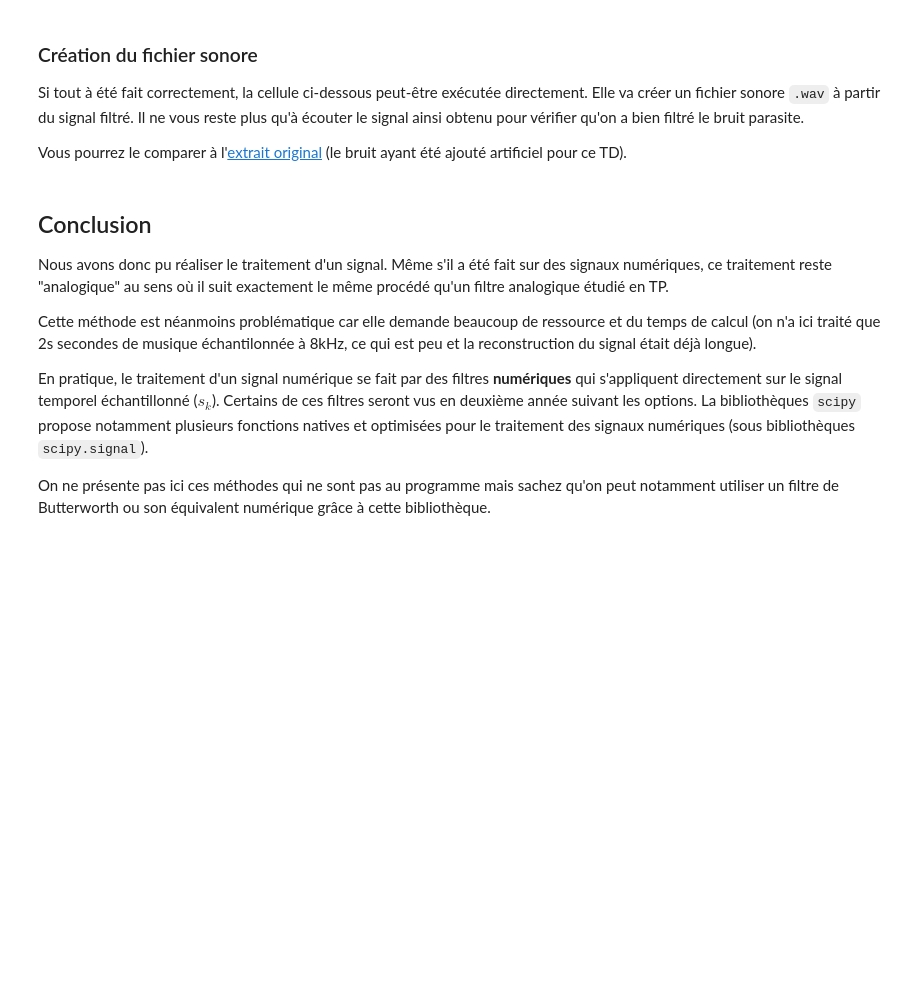
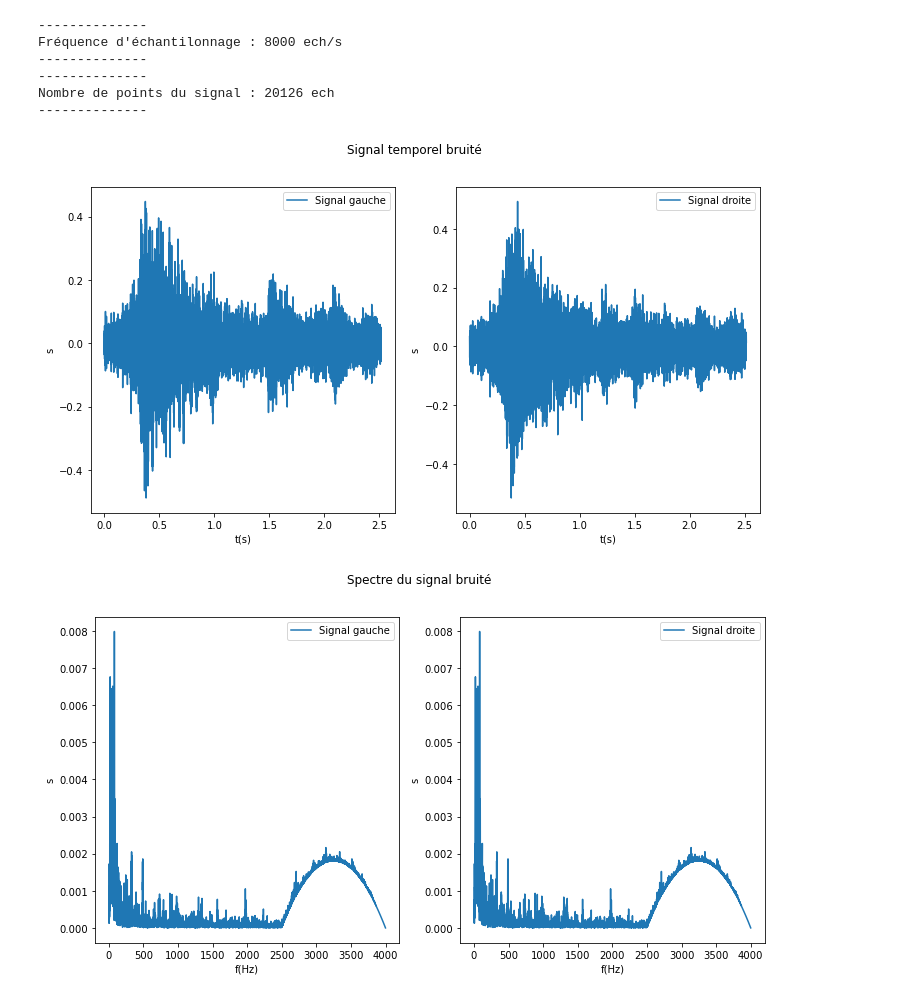
Before and after one commit to pcsi3physiquestan/capacites_numeriques, a Jupyter notebook: _sources/elec_filtrage.ipynb, the cells around one changed output. Drawn from its saved outputs; the diff is of its cells as text; code cells hidden in the pictures; blank space fills up the shorter version.

```diff
--- a/_sources/elec_filtrage.ipynb
+++ b/_sources/elec_filtrage.ipynb
@@ -161,5 +88,0 @@ s_droite=np.array([1])
-# %% [markdown]
-### Création du fichier sonore
-Si tout à été fait correctement, la cellule ci-dessous peut-être exécutée directement. Elle va créer un fichier sonore `.wav` à partir du signal filtré. Il ne vous reste plus qu'à écouter le signal ainsi obtenu pour vérifier qu'on a bien filtré le bruit parasite.
-
-Vous pourrez le comparer à l'[extrait original](https://github.com/pcsi3physiquestan/donnees_exp/blob/main/signal_court.wav?raw=true) (le bruit ayant été ajouté artificiel pour ce TD).
@@ -177,9 +89,61 @@ write(filesortie, samplerate, reponse2)
-# %% [markdown]
-## Conclusion
-Nous avons donc pu réaliser le traitement d'un signal. Même s'il a été fait sur des signaux numériques, ce traitement reste "analogique" au sens où il suit exactement le même procédé qu'un filtre analogique étudié en TP.
-
-Cette méthode est néanmoins problématique car elle demande beaucoup de ressource et du temps de calcul (on n'a ici traité que 2s secondes de musique échantilonnée à 8kHz, ce qui est peu et la reconstruction du signal était déjà longue).
-
-En pratique, le traitement d'un signal numérique se fait par des filtres __numériques__ qui s'appliquent directement sur le signal temporel échantillonné ($s_k$). Certains de ces filtres seront vus en deuxième année suivant les options. La bibliothèques `scipy` propose notamment plusieurs fonctions natives et optimisées pour le traitement des signaux numériques (sous bibliothèques `scipy.signal`).
-
-On ne présente pas ici ces méthodes qui ne sont pas au programme mais sachez qu'on peut notamment utiliser un filtre de Butterworth ou son équivalent numérique grâce à cette bibliothèque.
+# %%
+"""Les bibliothèques utiles ont déjà été importées."""
+
+"""Les instructions suivantes chargent les données du fichier wav.
+"""
+filename = 'sources/signal_bruitee.wav'  # Entrer ici le chemin relatif vers le fichier sonore téléchargé
+samplerate, datas = read(filename)
+
+print('--------------')
+print("Fréquence d'échantilonnage : {} ech/s".format(samplerate))
+print('--------------')
+
+"""Séparation des signaux gauche et droite"""
+gauche = datas[:, 0]  # Signal gauche
+droite = datas[:, 1]  # Signal droite
+npt = len(gauche)  # Nombre de points du signal
+
+print('--------------')
+print("Nombre de points du signal : {} ech".format(npt))
+print('--------------')
+
+
+"""Tracé temporel"""
+ts = np.arange(npt) * 1 / samplerate  # Création du vecteurs des temps
+f, ax = plt.subplots(1, 2, figsize=(12, 6))
+f.suptitle("Signal temporel bruité")
+ax[0].set_xlabel("t(s)")
+ax[0].set_ylabel("s")  # Le signal numérisé n'a pas vraiment d'unité physique
+ax[0].plot(ts, gauche, label="Signal gauche")
+ax[0].legend()
+ax[1].set_xlabel("t(s)")
+ax[1].set_ylabel("s")  # Le signal numérisé n'a pas vraiment d'unité physique
+ax[1].plot(ts, droite, label="Signal droite")
+ax[1].legend()
+plt.show()
+
+
+"""Tracé fréquentielle"""
+freqs_g, amps_g, phis_g = eval_fft(gauche, samplerate)  # On utilise la fonction donnée
+freqs_d, amps_d, phis_d = eval_fft(gauche, samplerate)  # On utilise la fonction donnée
+
+f, ax = plt.subplots(1, 2, figsize=(12, 6))
+f.suptitle("Spectre du signal bruité")
+ax[0].set_xlabel("f(Hz)")
+ax[0].set_ylabel("s")  # Le signal numérisé n'a pas vraiment d'unité physique
+ax[0].plot(freqs_g, amps_g, label="Signal gauche")
+ax[0].legend()
+ax[1].set_xlabel("f(Hz)")
+ax[1].set_ylabel("s")  # Le signal numérisé n'a pas vraiment d'unité physique
+ax[1].plot(freqs_d, amps_d, label="Signal droite")
+ax[1].legend()
+plt.show()
+# %% [output]
+--------------
+Fréquence d'échantilonnage : 8000 ech/s
+--------------
+--------------
+Nombre de points du signal : 20126 ech
+--------------
+[figure, added]
+[figure, added]
```
Also changed, not shown: parts of 9 cells of this notebook, 19 other files.
